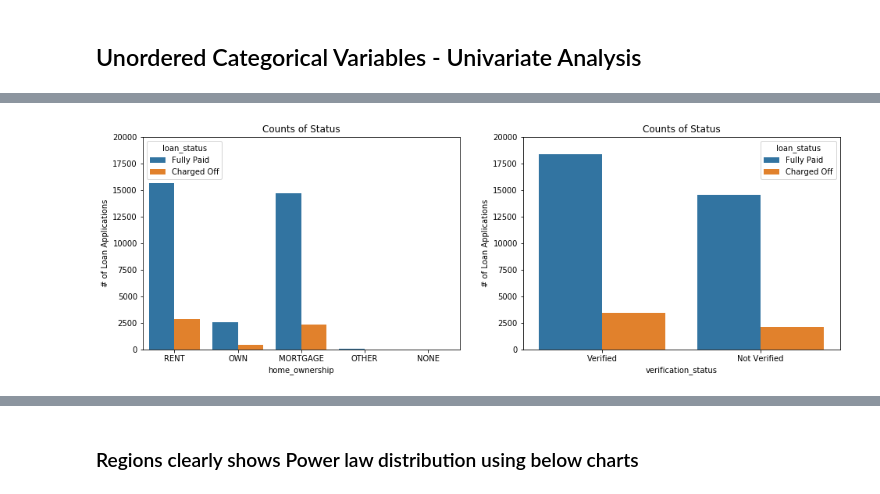
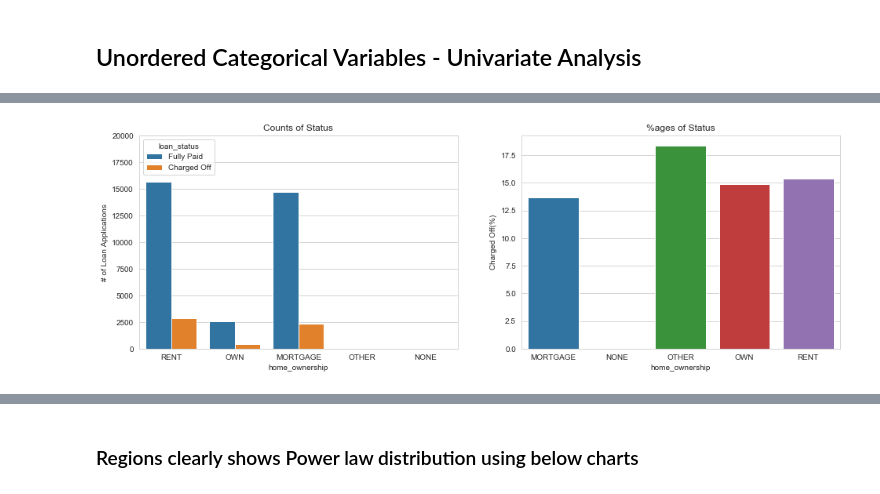
Before and after one commit to arpitjoshi/case-study-2, a Jupyter notebook: notebook.ipynb, the cells around one changed output, grey strips where cells are left out. Cells and saved outputs as stored; diff of their text form; code cells hidden in the pictures.

```diff
--- a/notebook.ipynb
+++ b/notebook.ipynb
@@ -6,6 +6,8 @@ import numpy as np
 
 import matplotlib.pyplot as plt
 import seaborn as sns
+
+sns.set_style("whitegrid", {'axes.grid' : True})
 # %%
 df = pd.read_csv("loan.csv", encoding="UTF-8", dtype={'next_pymnt_d': object})
 pd.set_option('display.max_columns', 150)
@@ -236,0 +241,3 @@ dtype: float64
+# %%
+cols_high_nulls = ['mths_since_last_delinq', 'mths_since_last_record', 'next_pymnt_d']
+df.drop(columns=cols_high_nulls, inplace=True)
@@ -236,0 +248,10 @@ dtype: float64
+# %%
+behavioural_cols= [
+    "delinq_2yrs", "earliest_cr_line", "inq_last_6mths",
+    "open_acc", "pub_rec", "revol_bal", "revol_util",
+    "total_acc", "out_prncp", "out_prncp_inv", "total_pymnt",
+    "total_pymnt_inv", "total_rec_prncp", "total_rec_int",
+    "total_rec_late_fee", "recoveries", "collection_recovery_fee",
+    "last_pymnt_d", "last_pymnt_amnt", "last_credit_pull_d"
+]
+df.drop(columns=behavioural_cols, inplace=True)
@@ -256,0 +367,7 @@ dataset.head(10)
+# %%
+home_ownership_status = dataset.groupby('loan_status')['home_ownership'].value_counts(ascending=False).unstack(level=0).reset_index()
+home_ownership_status.fillna(0, inplace=True)
+home_ownership_status['Total'] = home_ownership_status['Charged Off'] + home_ownership_status['Fully Paid']
+home_ownership_status['Charged_Off_Percent'] = home_ownership_status['Charged Off'] * 100 /home_ownership_status['Total']
+home_ownership_status['Fully_Paid_Percent'] = home_ownership_status['Fully Paid'] * 100 /home_ownership_status['Total']
+home_ownership_status.sort_values(by='Charged_Off_Percent', ascending=False)
@@ -257,18 +381,17 @@ dataset.head(10)
 # %%
 fig = plt.figure(figsize=(16, 5), )
 
 plt.subplot(1, 2, 1)
-sns.countplot(x="home_ownership", hue="loan_status", data=dataset)
+ax=sns.countplot(x="home_ownership", hue="loan_status", data=dataset)
 plt.title("Counts of Status")
 plt.ylabel("# of Loan Applications")
 plt.ylim(0, 20000)
 
 plt.subplot(1, 2, 2)
-sns.countplot(x="verification_status", hue="loan_status", data=dataset)
-plt.title("Counts of Status")
-plt.ylabel("# of Loan Applications")
-plt.ylim(0, 20000)
+ax=sns.barplot(x="home_ownership", y="Charged_Off_Percent", data=home_ownership_status)
+plt.title("%ages of Status")
+ax.set(xlabel='home_ownership', ylabel='Charged Off(%)')
 
 plt.show()
 # %% [output]
-[figure, old version]
+[figure, new version]
```
Also changed, not shown: parts of 43 cells of this notebook.
